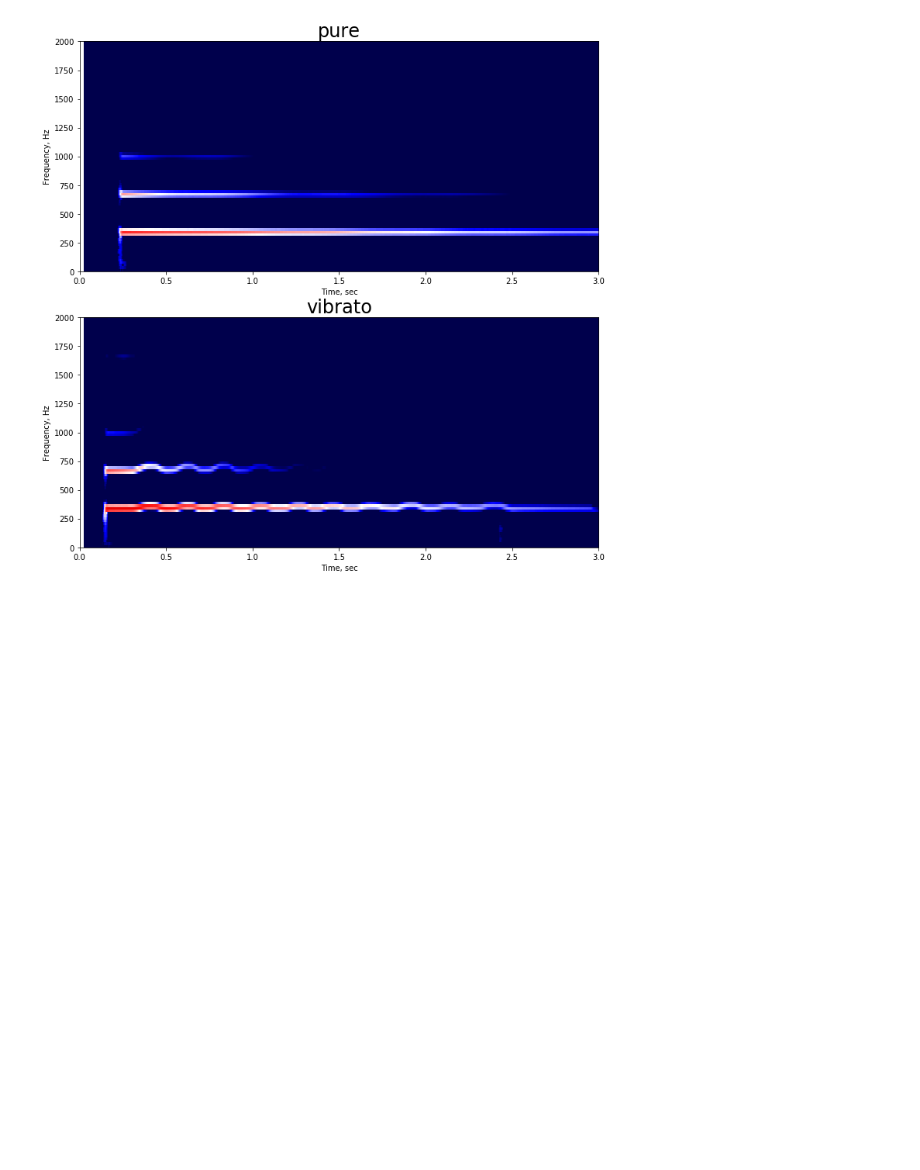
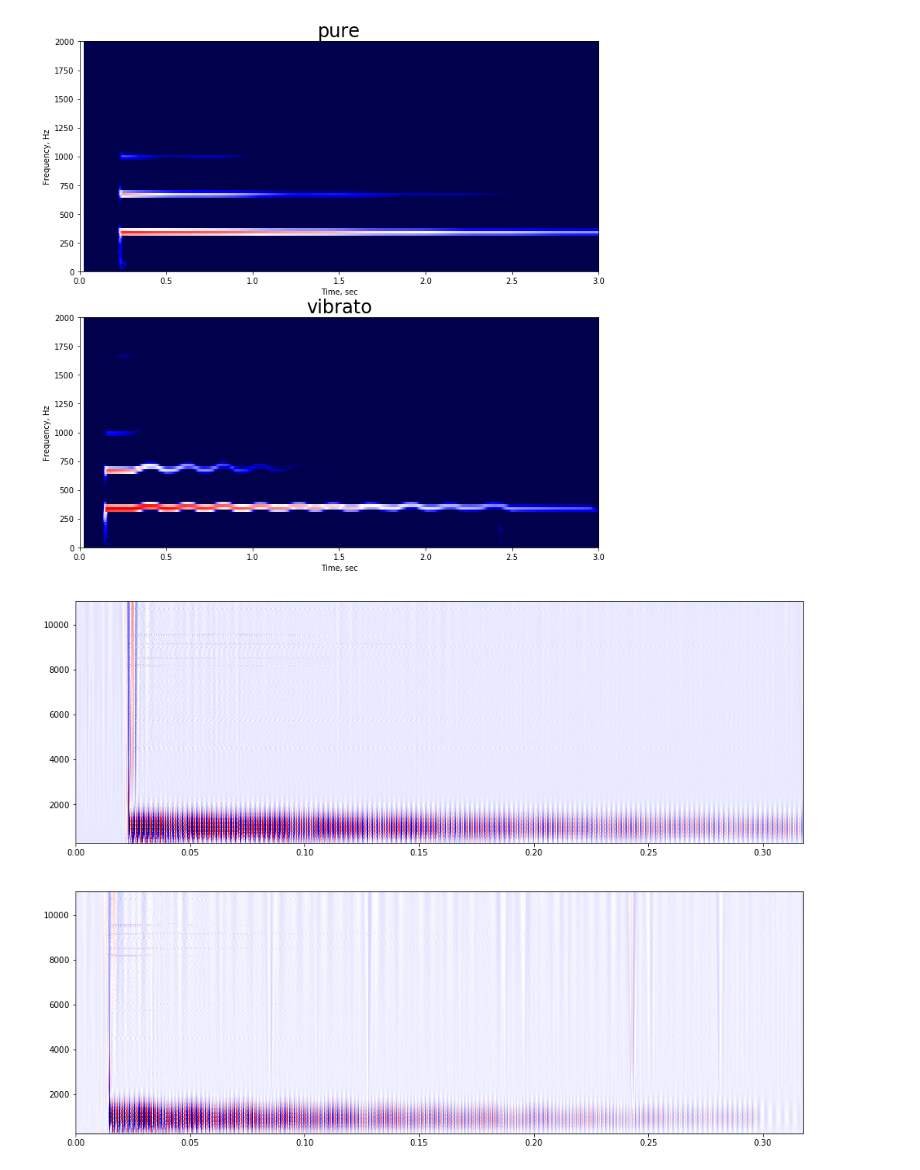
Before and after one commit to spirit11/wave_modulations, a Jupyter notebook: wavefile.ipynb, the cells around one changed output. Drawn from its saved outputs; the diff is of its cells as text; code cells hidden in the pictures; blank space fills up the shorter version.

```diff
--- a/wavefile.ipynb
+++ b/wavefile.ipynb
@@ -99,3 +101,23 @@ def plot(vmin=8.9,vmax=17.7):
     plt.show()
 # %% [output]
 [figure]
+# %%
+import pywt
+
+noncomplex_wlets=list(filter( lambda v: v[0]!='c', pywt.wavelist(kind='continuous')))
+
+@ipywidgets.interact(wlet=noncomplex_wlets)
+def plotwavelets(wlet='mexh'):
+    global coef,freqs
+    plt.figure(figsize=(16,12))
+
+    pltnum=211
+    for sig in [pure, vibrato]:
+        coef, freqs=pywt.cwt(sig[::10],np.linspace(1,40,250),wlet,sampling_period=1/framerate)
+        plt.subplot(pltnum)
+        pltnum+=1
+        plt.imshow(coef,origin='xy', aspect='auto', extent=[0,coef.shape[1]/framerate,min(freqs),max(freqs)], cmap='seismic')
+
+    plt.show()
+# %% [output]
+[figure, added]
```
Also changed, not shown: parts of 4 cells of this notebook.
